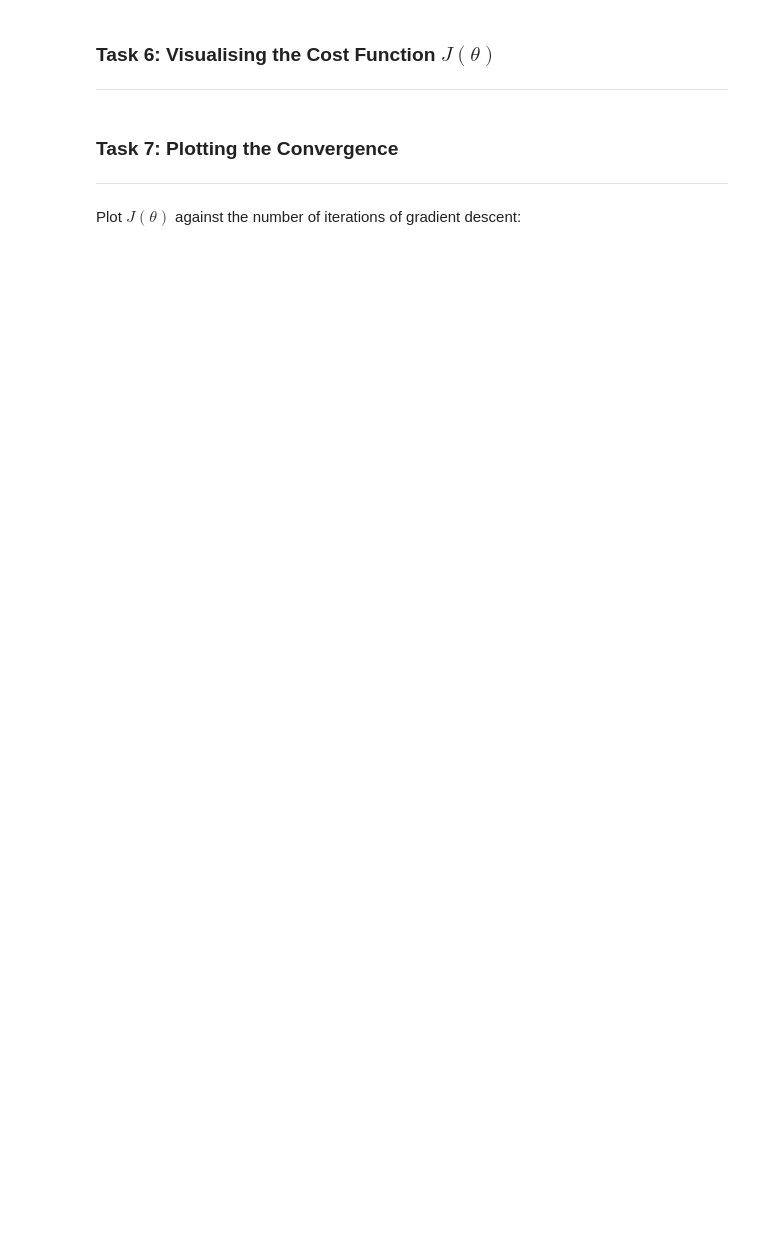
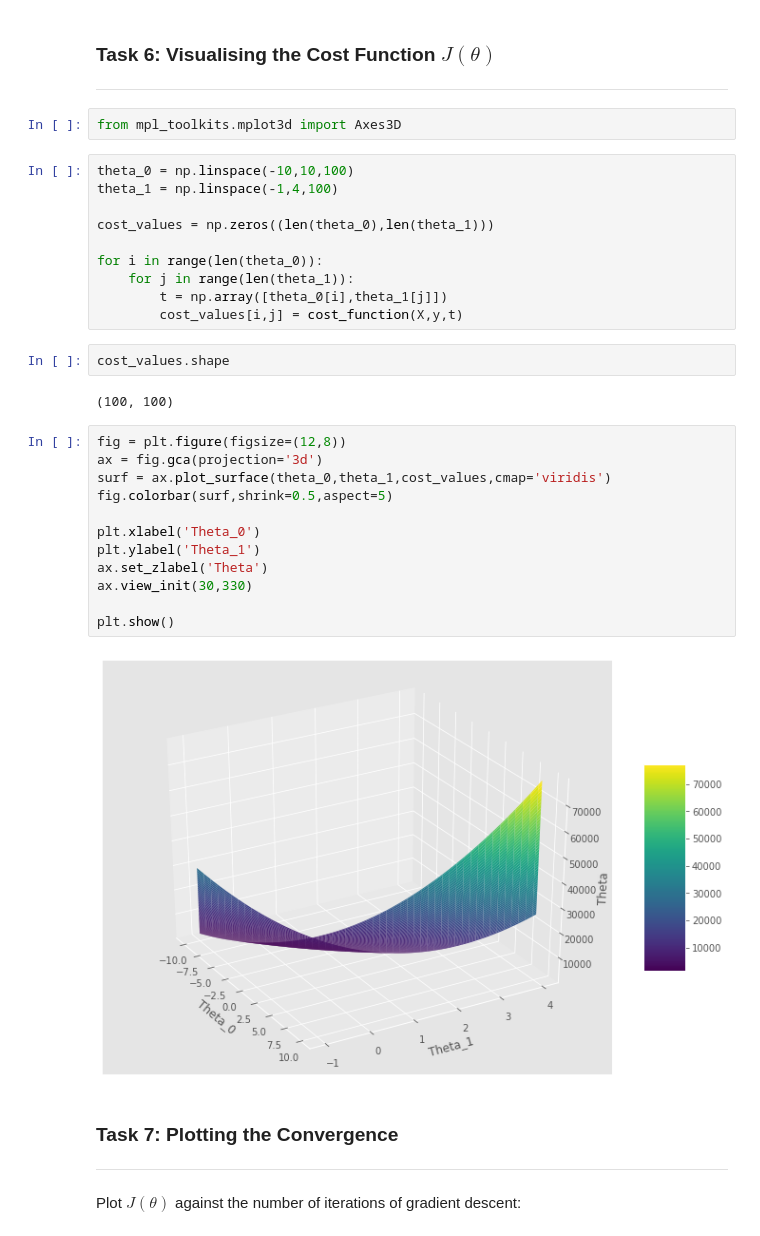
Before and after one commit to dnlsyfq/py_ML_LinearRegression, a Jupyter notebook: Univariate Linear Regression.ipynb, the cells around one changed output. Drawn from its saved outputs; the diff is of its cells as text; blank space fills up the shorter version.

```diff
--- a/Univariate Linear Regression.ipynb
+++ b/Univariate Linear Regression.ipynb
@@ -157,6 +157,36 @@ theta, costs = gradient_descent(X,y,theta,alpha=0.01,iterations=2000)
 # %% [markdown]
 ### Task 6: Visualising the Cost Function $J(\theta)$
 ---
+# %%
+from mpl_toolkits.mplot3d import Axes3D
+# %%
+theta_0 = np.linspace(-10,10,100)
+theta_1 = np.linspace(-1,4,100)
+
+cost_values = np.zeros((len(theta_0),len(theta_1)))
+
+for i in range(len(theta_0)):
+    for j in range(len(theta_1)):
+        t = np.array([theta_0[i],theta_1[j]])
+        cost_values[i,j] = cost_function(X,y,t)
+# %%
+cost_values.shape
+# %% [output]
+(100, 100)
+# %%
+fig = plt.figure(figsize=(12,8))
+ax = fig.gca(projection='3d')
+surf = ax.plot_surface(theta_0,theta_1,cost_values,cmap='viridis')
+fig.colorbar(surf,shrink=0.5,aspect=5)
+
+plt.xlabel('Theta_0')
+plt.ylabel('Theta_1')
+ax.set_zlabel('Theta')
+ax.view_init(30,330)
+
+plt.show()
+# %% [output]
+[figure, added]
 # %% [markdown]
 ### Task 7: Plotting the Convergence
 ---
```
Also changed, not shown: parts of 10 cells of this notebook.
